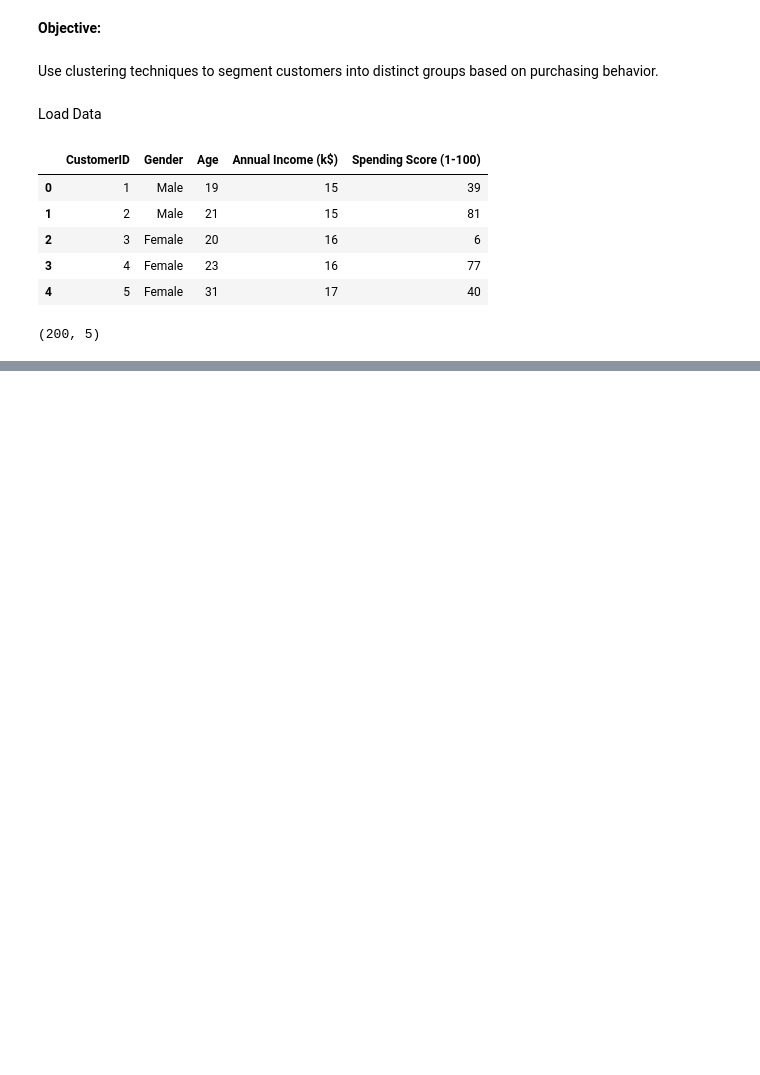
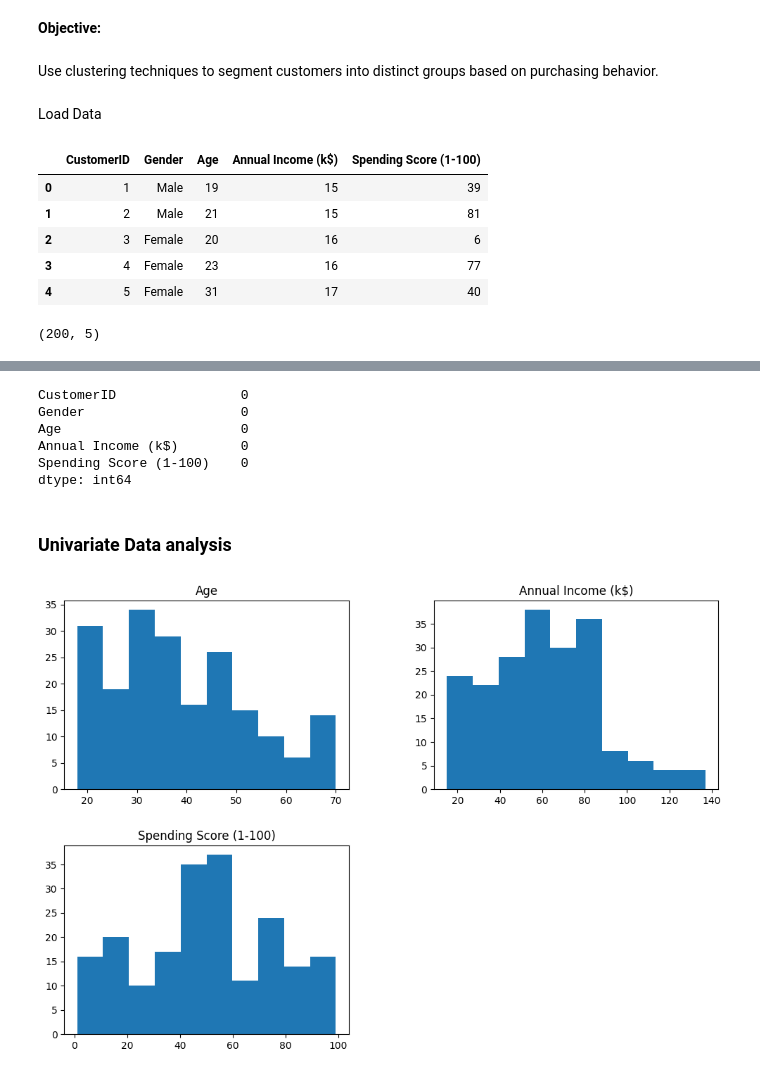
Before and after one commit to Samidirbsa/Customer-Segmentation-using-K-Means-Clustering, a Jupyter notebook: Notebook.ipynb, the cells around one changed output, grey strips where cells are left out. Cells and saved outputs as stored; diff of their text form; code cells hidden in the pictures; blank space fills up the shorter version.

```diff
--- a/Notebook.ipynb
+++ b/Notebook.ipynb
@@ -43,0 +62,12 @@ df_mall_customers.shape
+# %%
+# check for missing values in DataFrame
+df_mall_customers.isnull().sum()
+# %% [output]
+CustomerID                0
+Gender                    0
+Age                       0
+Annual Income (k$)        0
+Spending Score (1-100)    0
+dtype: int64
+# %% [markdown]
+### <b> Univariate Data analysis
@@ -43,0 +77,6 @@ df_mall_customers.shape
+# %%
+# Visualizing the distribution of Numerical Variables
+df_mall_customers.hist(figsize=(12,8), grid= False)
+plt.show()
+# %% [output]
+[figure, added]
```
Also changed, not shown: parts of 17 cells of this notebook.
